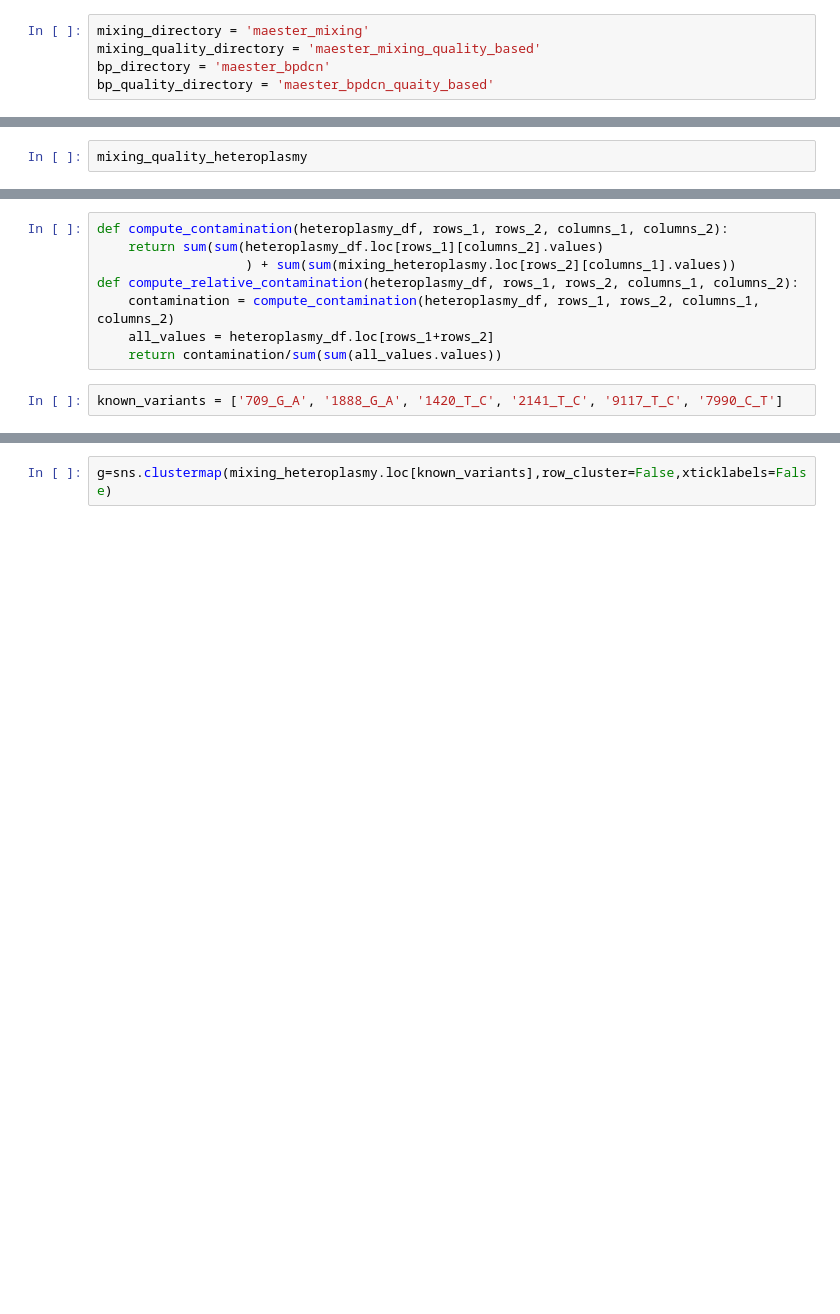
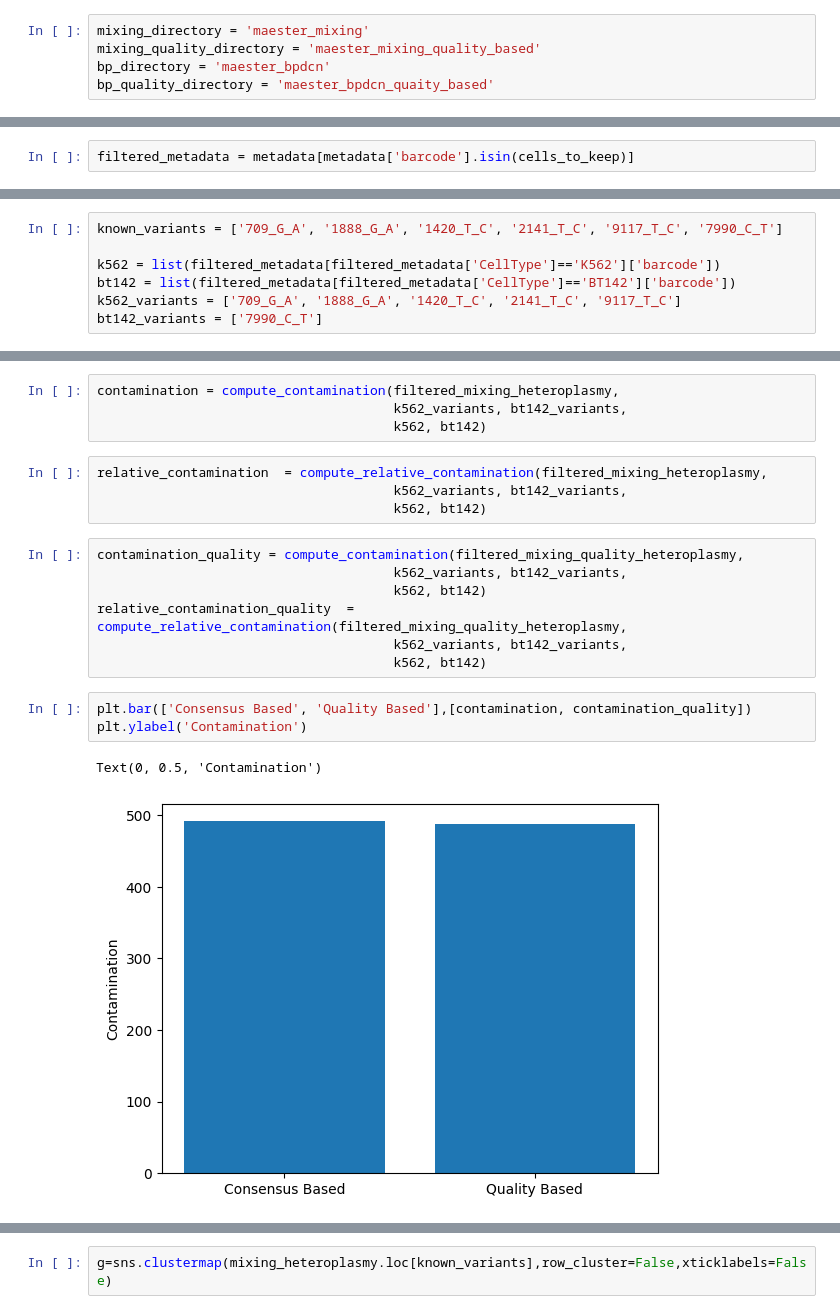
Before and after one commit to jonlevi/smack_notebooks, a Jupyter notebook: maester/maester_analysis.ipynb, the cells around one changed output, grey strips where cells are left out. Drawn from its saved outputs; the diff is of its cells as text; blank space fills up the shorter version.

```diff
--- a/maester/maester_analysis.ipynb
+++ b/maester/maester_analysis.ipynb
@@ -35,0 +54,2 @@ mixing_heteroplasmy
+# %%
+filtered_metadata = metadata[metadata['barcode'].isin(cells_to_keep)]
@@ -36,2 +64,7 @@ mixing_heteroplasmy
 # %%
-mixing_quality_heteroplasmy
+known_variants = ['709_G_A', '1888_G_A', '1420_T_C', '2141_T_C', '9117_T_C', '7990_C_T']
+
+k562 = list(filtered_metadata[filtered_metadata['CellType']=='K562']['barcode'])
+bt142 = list(filtered_metadata[filtered_metadata['CellType']=='BT142']['barcode'])
+k562_variants = ['709_G_A', '1888_G_A', '1420_T_C', '2141_T_C', '9117_T_C']
+bt142_variants = ['7990_C_T']
@@ -53,10 +71,21 @@ mixing_quality_heteroplasmy
-# %%
-def compute_contamination(heteroplasmy_df, rows_1, rows_2, columns_1, columns_2):
-    return sum(sum(heteroplasmy_df.loc[rows_1][columns_2].values)
-                   ) + sum(sum(mixing_heteroplasmy.loc[rows_2][columns_1].values))
-def compute_relative_contamination(heteroplasmy_df, rows_1, rows_2, columns_1, columns_2):
-    contamination = compute_contamination(heteroplasmy_df, rows_1, rows_2, columns_1, columns_2)
-    all_values = heteroplasmy_df.loc[rows_1+rows_2]
-    return contamination/sum(sum(all_values.values))
+# %%
+contamination = compute_contamination(filtered_mixing_heteroplasmy,
+                                      k562_variants, bt142_variants,
+                                      k562, bt142)
+# %%
+relative_contamination  = compute_relative_contamination(filtered_mixing_heteroplasmy,
+                                      k562_variants, bt142_variants,
+                                      k562, bt142)
+# %%
+contamination_quality = compute_contamination(filtered_mixing_quality_heteroplasmy,
+                                      k562_variants, bt142_variants,
+                                      k562, bt142)
+relative_contamination_quality  = compute_relative_contamination(filtered_mixing_quality_heteroplasmy,
+                                      k562_variants, bt142_variants,
+                                      k562, bt142)
 # %%
-known_variants = ['709_G_A', '1888_G_A', '1420_T_C', '2141_T_C', '9117_T_C', '7990_C_T']
+plt.bar(['Consensus Based', 'Quality Based'],[contamination, contamination_quality])
+plt.ylabel('Contamination')
+# %% [output]
+Text(0, 0.5, 'Contamination')
+[figure, added]
```
Also changed, not shown: parts of 17 cells of this notebook, 1 other file.
